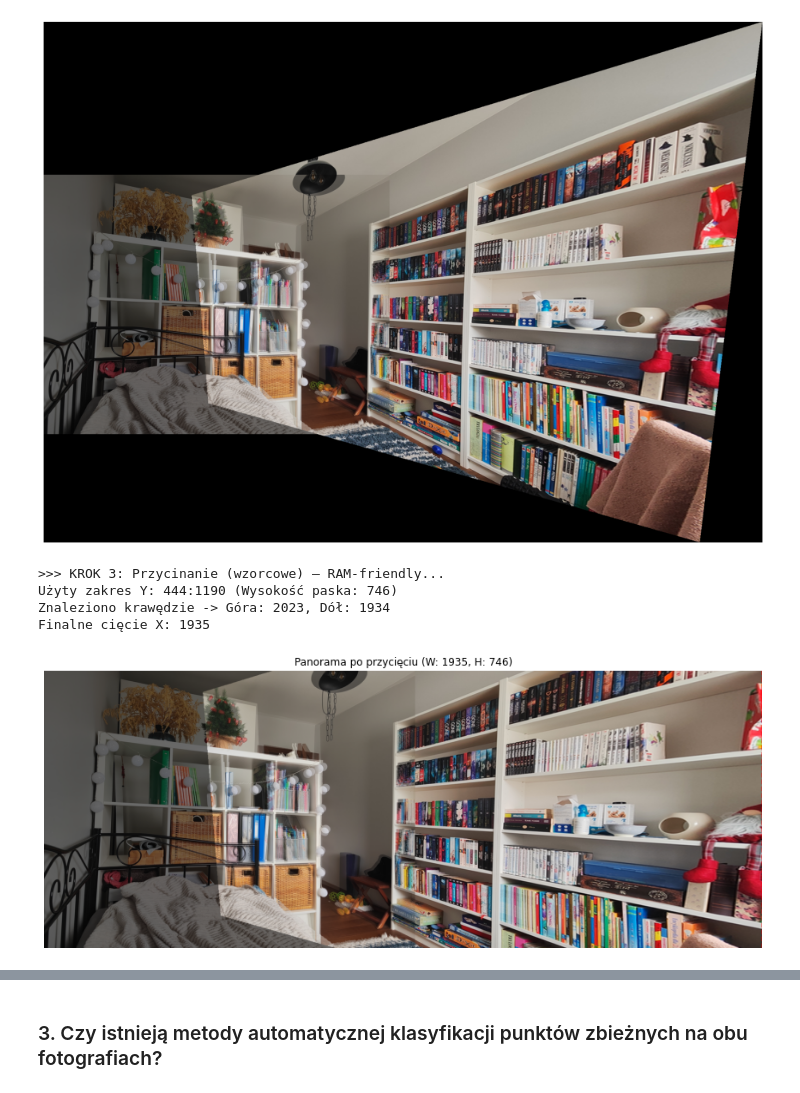
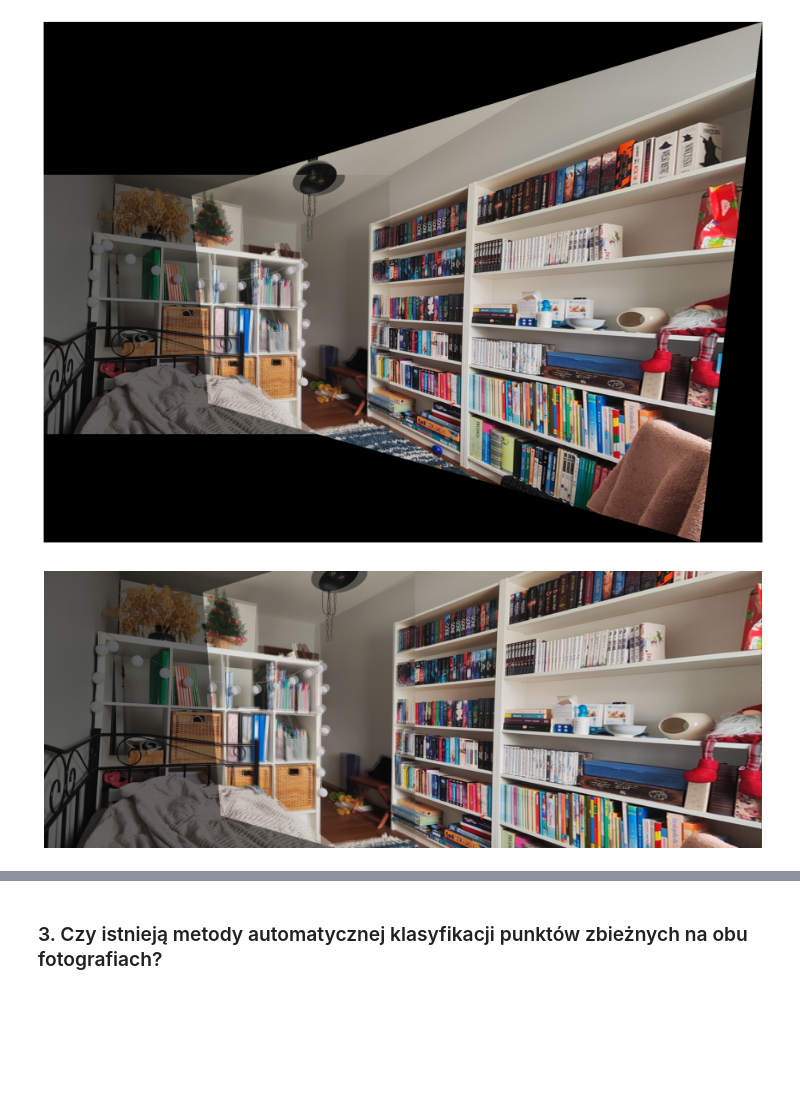
Before and after one commit to janczor/algebra_liniowa_projekt, a Jupyter notebook: projekt.ipynb, the cells around one changed output, grey strips where cells are left out. Saved outputs shown, nothing was run; the diff lists cells and outputs as text; code cells hidden in the pictures; blank space fills up the shorter version.

```diff
--- a/projekt.ipynb
+++ b/projekt.ipynb
@@ -253,20 +253,8 @@ h_full, w_full, _ = arr1_u8.shape
 y_s_calc = int(shift_y) + 2
 y_e_calc = int(shift_y + h1) - 2
 
-if y_s_calc >= h_full or y_e_calc <= 0 or y_s_calc < 0:
-    print(f"! OSTRZEŻENIE: shift_y ({shift_y}) poza zakresem. Ustawiam start na 0.")
-    y_start = 2
-    y_end = min(h_full, int(h1) - 2)
-else:
-    y_start = y_s_calc
-    y_end = min(h_full, y_e_calc)
-
-if y_end <= y_start:
-    print("! BŁĄD ZAKRESU: y_end <= y_start. Reset do pełnej wysokości.")
-    y_start = 0
-    y_end = h_full
-
-print(f"Użyty zakres Y: {y_start}:{y_end} (Wysokość paska: {y_end - y_start})")
+y_start = y_s_calc
+y_end = min(h_full, y_e_calc)
 
 # Detekcja tła (odpowiednik brightness<0.06 na float)
 # float: sum(RGB) < 0.06  (gdzie RGB w [0,1], suma w [0,3])
@@ -298,9 +286,6 @@ else:
     top_edge_x, bottom_edge_x = w_full, w_full
     final_cut_x = w_full
 
-print(f"Znaleziono krawędzie -> Góra: {top_edge_x}, Dół: {bottom_edge_x}")
-print(f"Finalne cięcie X: {final_cut_x}")
-
 # Crop na uint8 (to jest klucz do RAM)
 arr1_u8 = arr1_u8[y_start:y_end, 0:final_cut_x].copy()
 arr2_u8 = arr2_u8[y_start:y_end, 0:final_cut_x].copy()
@@ -311,39 +296,34 @@ del strip1, strip2, strip_combined, pixel_brightness, is_background
 
 # Podgląd po przycięciu (identyczna logika jak we wzorcu)
 a1 = arr1_u8[:, :, 3] > 0
 a2 = arr2_u8[:, :, 3] > 0
 ov = a1 & a2
 
 preview_u8 = np.zeros_like(arr1_u8, dtype=np.uint8)
 preview_u8[a1] = arr1_u8[a1]
 preview_u8[a2 & ~ov] = arr2_u8[a2 & ~ov]
 
 if np.any(ov):
     rgb1 = arr1_u8[:, :, :3].astype(np.uint16)
     rgb2 = arr2_u8[:, :, :3].astype(np.uint16)
     avg = ((rgb1 + rgb2) >> 1).astype(np.uint8)  # (u1+u2)//2
     preview_u8[ov, :3] = avg[ov]
     preview_u8[ov, 3] = 255
 
 final_panorama_view = Image.fromarray(preview_u8, mode="RGBA")
 
 h_fin, w_fin, _ = preview_u8.shape
 plt.figure(figsize=(15, 8))
 plt.imshow(final_panorama_view)
-plt.title(f"Panorama po przycięciu (W: {w_fin}, H: {h_fin})")
 plt.axvline(x=w_fin - 2, color='red', linestyle='--', alpha=0.5)
 plt.axis('off')
 plt.show()
 
 # Przygotuj float 0..1 dla kroku 4 (dopiero po cropie!)
 arr1 = arr1_u8.astype(np.float32) / 255.0
 arr2 = arr2_u8.astype(np.float32) / 255.0
 # %% [output]
->>> KROK 3: Przycinanie (wzorcowe) — RAM-friendly...
-Użyty zakres Y: 444:1190 (Wysokość paska: 746)
-Znaleziono krawędzie -> Góra: 2023, Dół: 1934
-Finalne cięcie X: 1935
-[figure, old version]
+[figure, new version]
 # %%
 # blending finalny - gamma 30
 # 1. PARAMETRY
```
Also changed, not shown: parts of 3 cells of this notebook.
